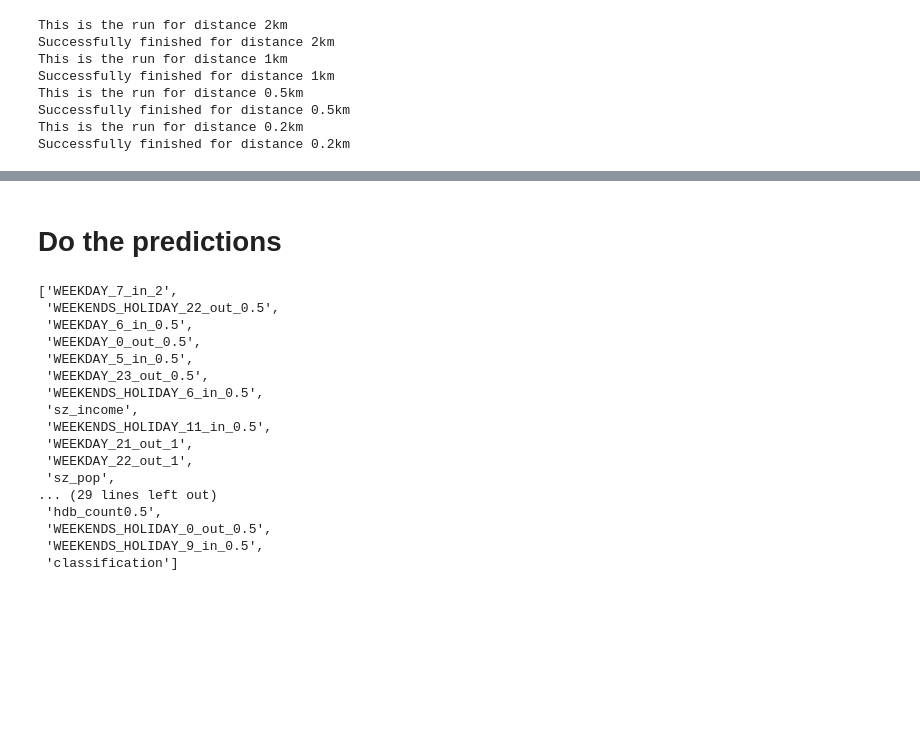
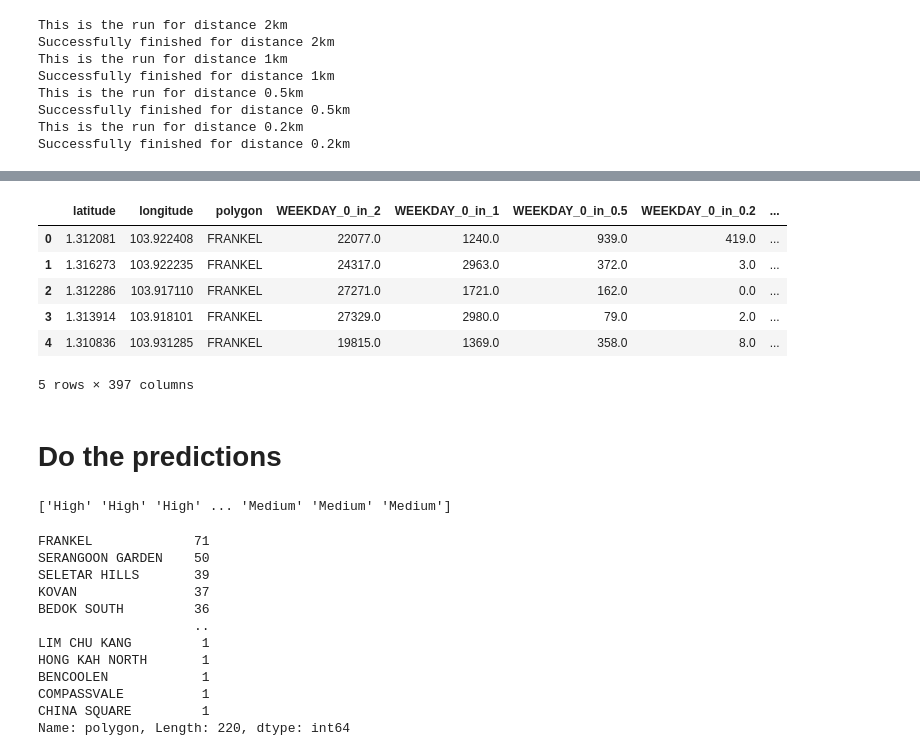
Before and after one commit to NicsLvl/McPredictor, a Jupyter notebook: postal_codes.ipynb, the cells around one changed output, grey strips where cells are left out. Saved outputs shown, nothing was run; the diff lists cells and outputs as text; code cells hidden in the pictures; blank space fills up the shorter version.

```diff
--- a/postal_codes.ipynb
+++ b/postal_codes.ipynb
@@ -464,4 +470,10 @@ This is the run for distance 0.2km
 Successfully finished for distance 0.2km
 # %%
 # merge the files
-pd.read_csv('data/df_selected.csv')
+df_selected = pd.read_csv('data/df_selected.csv')
+# %%
+# import hdb data
+hdb_02 = pd.read_csv('data/sel_0.2.csv')
+hdb_05 = pd.read_csv('data/sel_0.5.csv')
+hdb_1 = pd.read_csv('data/sel_1.csv')
+hdb_2 = pd.read_csv('data/sel_2.csv')
@@ -468,3 +501,16 @@ pd.read_csv('data/df_selected.csv')
+# %%
+# concat all the dataframes together
+df_selected = pd.concat([df_selected, hdb_02['hdb_count0.2'], hdb_05['hdb_count0.5'], hdb_1['hdb_count1'], hdb_2['hdb_count2']], axis=1)
+# %%
+df_selected.head()
+# %% [output]
+|  | latitude | longitude | polygon | WEEKDAY_0_in_2 | WEEKDAY_0_in_1 | WEEKDAY_0_in_0.5 | WEEKDAY_0_in_0.2 | ... |
+| 0 | 1.312081 | 103.922408 | FRANKEL | 22077.0 | 1240.0 | 939.0 | 419.0 | ... |
+| 1 | 1.316273 | 103.922235 | FRANKEL | 24317.0 | 2963.0 | 372.0 | 3.0 | ... |
+| 2 | 1.312286 | 103.917110 | FRANKEL | 27271.0 | 1721.0 | 162.0 | 0.0 | ... |
+| 3 | 1.313914 | 103.918101 | FRANKEL | 27329.0 | 2980.0 | 79.0 | 2.0 | ... |
+| 4 | 1.310836 | 103.931285 | FRANKEL | 19815.0 | 1369.0 | 358.0 | 8.0 | ... |
+5 rows × 397 columns
 # %% [markdown]
 # Do the predictions
 # %%
@@ -472,20 +517,0 @@ features = ['WEEKDAY_7_in_2', 'WEEKENDS_HOLIDAY_22_out_0.5', 'WEEKDAY_6_in_0.5',
-# %%
-['WEEKDAY_7_in_2', 'WEEKENDS_HOLIDAY_22_out_0.5', 'WEEKDAY_6_in_0.5', 'WEEKDAY_0_out_0.5', 'WEEKDAY_5_in_0.5', 'WEEKDAY_23_out_0.5', 'WEEKENDS_HOLIDAY_6_in_0.5', 'sz_income', 'WEEKENDS_HOLIDAY_11_in_0.5', 'WEEKDAY_21_out_1', 'WEEKDAY_22_out_1', 'sz_pop', 'hdb_count1', 'WEEKENDS_HOLIDAY_1_in_2', 'WEEKENDS_HOLIDAY_8_in_0.5', 'WEEKDAY_23_out_1', 'WEEKENDS_HOLIDAY_10_in_0.5', 'WEEKENDS_HOLIDAY_3_in_2', 'WEEKENDS_HOLIDAY_21_out_0.5', 'WEEKENDS_HOLIDAY_5_in_0.5', 'WEEKENDS_HOLIDAY_23_out_1', 'WEEKENDS_HOLIDAY_0_out_1', 'WEEKENDS_HOLIDAY_2_out_0.2', 'WEEKENDS_HOLIDAY_23_out_0.5', 'WEEKENDS_HOLIDAY_2_out_0.5', 'WEEKENDS_HOLIDAY_1_out_2', 'WEEKDAY_10_in_0.5', 'WEEKDAY_22_out_0.5', 'WEEKDAY_6_in_2', 'WEEKDAY_20_out_0.5', 'WEEKDAY_0_out_1', 'sz_density', 'WEEKDAY_1_in_1', 'WEEKENDS_HOLIDAY_1_out_1', 'WEEKDAY_1_in_2', 'WEEKENDS_HOLIDAY_3_out_0.5', 'WEEKDAY_1_out_2', 'hdb_count0.2', 'WEEKENDS_HOLIDAY_22_out_1', 'WEEKENDS_HOLIDAY_8_in_1', 'WEEKDAY_21_out_0.5', 'hdb_count0.5', 'WEEKENDS_HOLIDAY_0_out_0.5', 'WEEKENDS_HOLIDAY_9_in_0.5', 'classification']
-# %% [output]
-['WEEKDAY_7_in_2',
- 'WEEKENDS_HOLIDAY_22_out_0.5',
- 'WEEKDAY_6_in_0.5',
- 'WEEKDAY_0_out_0.5',
- 'WEEKDAY_5_in_0.5',
- 'WEEKDAY_23_out_0.5',
- 'WEEKENDS_HOLIDAY_6_in_0.5',
- 'sz_income',
- 'WEEKENDS_HOLIDAY_11_in_0.5',
- 'WEEKDAY_21_out_1',
- 'WEEKDAY_22_out_1',
- 'sz_pop',
-... (29 lines left out)
- 'hdb_count0.5',
- 'WEEKENDS_HOLIDAY_0_out_0.5',
- 'WEEKENDS_HOLIDAY_9_in_0.5',
- 'classification']
@@ -493,0 +527,4 @@ df_selected[features]
+# %%
+print(results)
+# %% [output]
+['High' 'High' 'High' ... 'Medium' 'Medium' 'Medium']
@@ -493,0 +534,15 @@ df_selected[features]
+# %%
+df_selected.polygon.value_counts()
+# %% [output]
+FRANKEL             71
+SERANGOON GARDEN    50
+SELETAR HILLS       39
+KOVAN               37
+BEDOK SOUTH         36
+                    ..
+LIM CHU KANG         1
+HONG KAH NORTH       1
+BENCOOLEN            1
+COMPASSVALE          1
+CHINA SQUARE         1
+Name: polygon, Length: 220, dtype: int64
```
Also changed, not shown: parts of 12 cells of this notebook, 1 other file.
